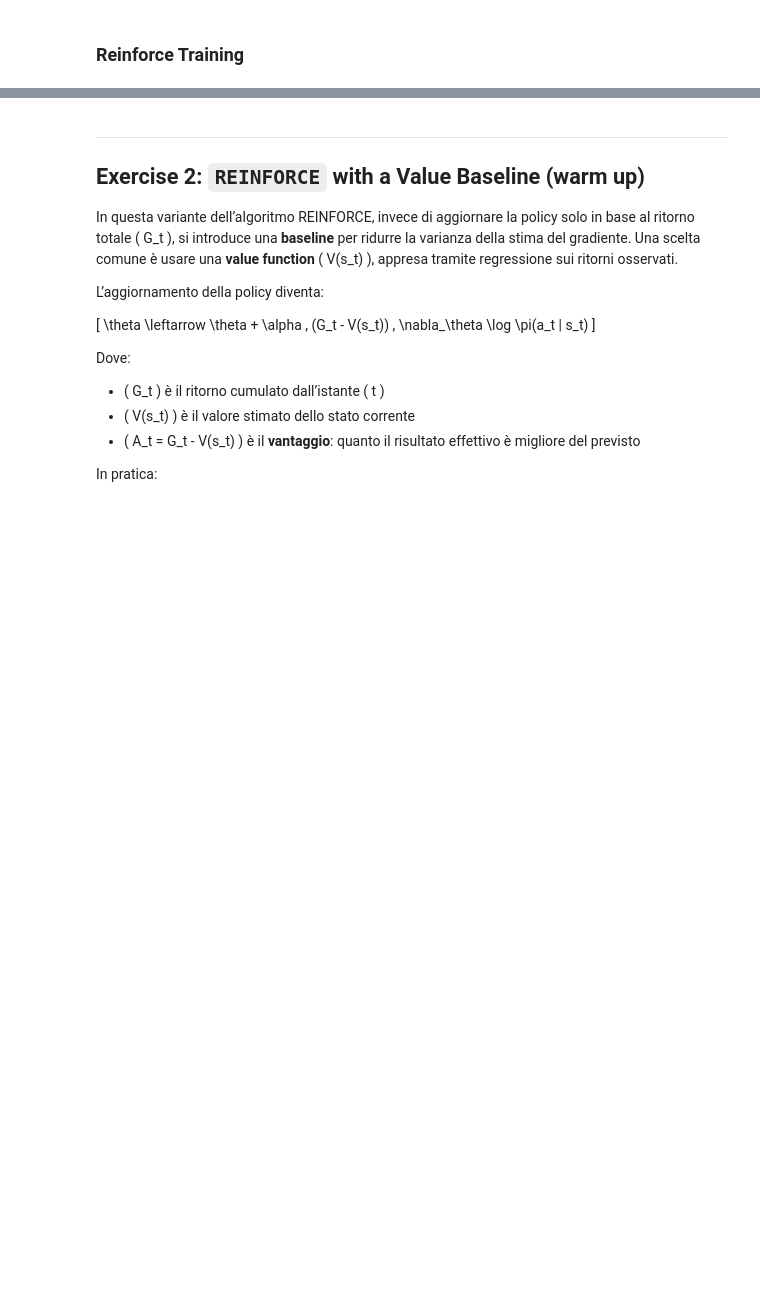
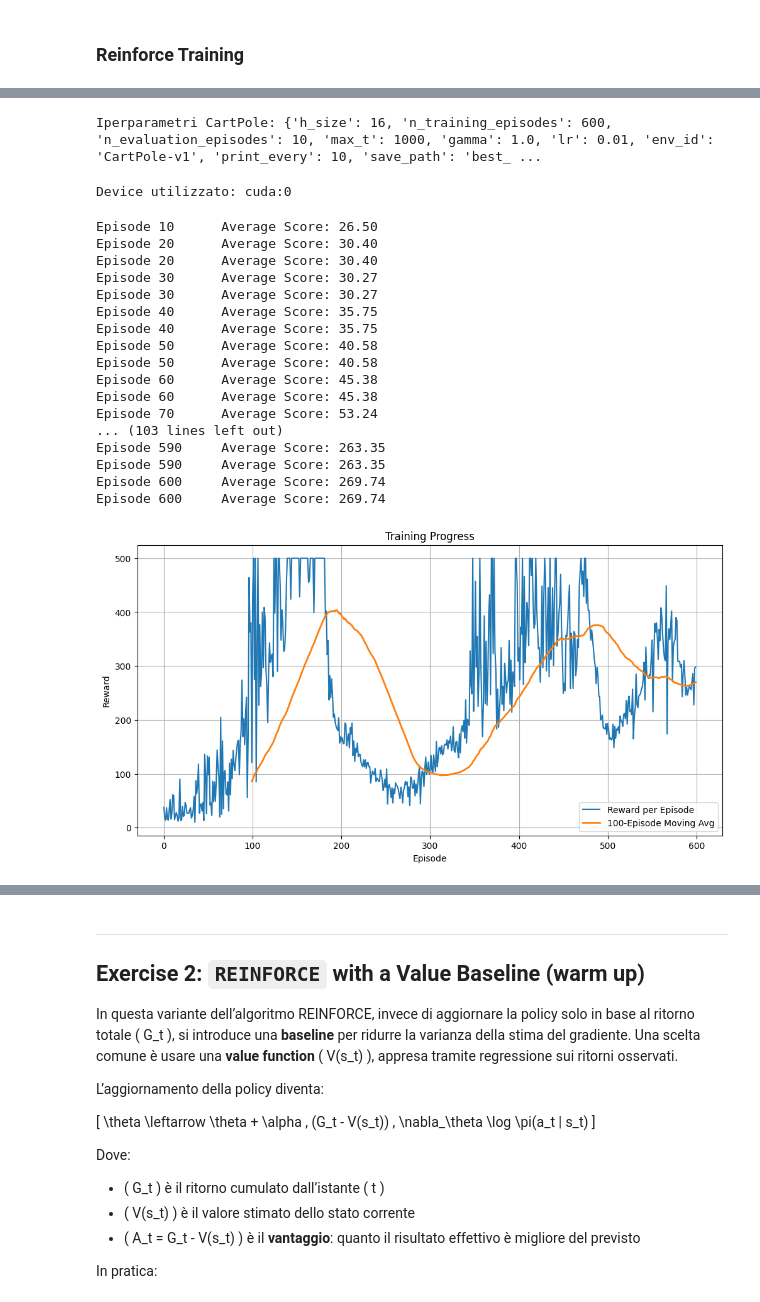
Before and after one commit to vincenzocivale/prova, a Jupyter notebook: Esercitazione_2/DLA_Lab2_DRL.ipynb, the cells around one changed output, grey strips where cells are left out. Saved outputs shown, nothing was run; the diff lists cells and outputs as text; code cells hidden in the pictures; blank space fills up the shorter version.

```diff
--- a/Esercitazione_2/DLA_Lab2_DRL.ipynb
+++ b/Esercitazione_2/DLA_Lab2_DRL.ipynb
@@ -264,25 +140,53 @@ def record_video(env, policy, out_path, fps=30):
 # %%
-cartpole_hyperparameters = {
-    "h_size": 16,
-    "n_training_episodes": 600,
-    "n_evaluation_episodes": 10,
-    "max_t": 1000,
-    "gamma": 1.0,
-    "lr": 1e-2,
-    "env_id": env_id,
-    "state_space": s_size,
-    "action_space": a_size,
-}
+# Gli iperparametri sono ora definiti in src/cartpole/config.py
+cartpole_hyperparameters = get_cartpole_hyperparameters()
+print("Iperparametri CartPole:", cartpole_hyperparameters)
+# %% [output]
+Iperparametri CartPole: {'h_size': 16, 'n_training_episodes': 600, 'n_evaluation_episodes': 10, 'max_t': 1000, 'gamma': 1.0, 'lr': 0.01, 'env_id': 'CartPole-v1', 'print_every': 10, 'save_path': 'best_ ...
 # %%
-device = torch.device("cuda:0" if torch.cuda.is_available() else "cpu")
+device = get_device()
+print(f"Device utilizzato: {device}")
+# %% [output]
+Device utilizzato: cuda:0
 # %%
 env = gym.make("CartPole-v1", render_mode="rgb_array")
 state_dim = env.observation_space.shape[0]
 action_dim = env.action_space.n
-policy = Policy(cartpole_hyperparameters["state_space"], cartpole_hyperparameters["action_space"], cartpole_hyperparameters["h_size"]).to(device)
-optimizer = optim.Adam(policy.parameters(), lr=1e-2)
 
-trainer = ReinforceTrainer(policy, optimizer, env, gamma=0.99, max_t=cartpole_hyperparameters['max_t'])
+# Crea policy utilizzando le dimensioni dell'environment
+policy = Policy(state_dim, action_dim, cartpole_hyperparameters["h_size"]).to(device)
+optimizer = optim.Adam(policy.parameters(), lr=cartpole_hyperparameters["lr"])
 
-scores = trainer.reinforce(cartpole_hyperparameters['n_training_episodes'], print_every=10)
+# Crea trainer con device
+trainer = ReinforceTrainer(
+    policy, optimizer, env,
+    gamma=cartpole_hyperparameters["gamma"],
+    max_t=cartpole_hyperparameters['max_t'],
+    device=device
+)
+
+# Esegui training
+scores = trainer.reinforce(
+    cartpole_hyperparameters['n_training_episodes'],
+    print_every=cartpole_hyperparameters["print_every"]
+)
+# %% [output]
+Episode 10      Average Score: 26.50
+Episode 20      Average Score: 30.40
+Episode 20      Average Score: 30.40
+Episode 30      Average Score: 30.27
+Episode 30      Average Score: 30.27
+Episode 40      Average Score: 35.75
+Episode 40      Average Score: 35.75
+Episode 50      Average Score: 40.58
+Episode 50      Average Score: 40.58
+Episode 60      Average Score: 45.38
+Episode 60      Average Score: 45.38
+Episode 70      Average Score: 53.24
+... (103 lines left out)
+Episode 590     Average Score: 263.35
+Episode 590     Average Score: 263.35
+Episode 600     Average Score: 269.74
+Episode 600     Average Score: 269.74
+[figure, added]
 # %%
```
Also changed, not shown: parts of 23 cells of this notebook, 10 other files.
